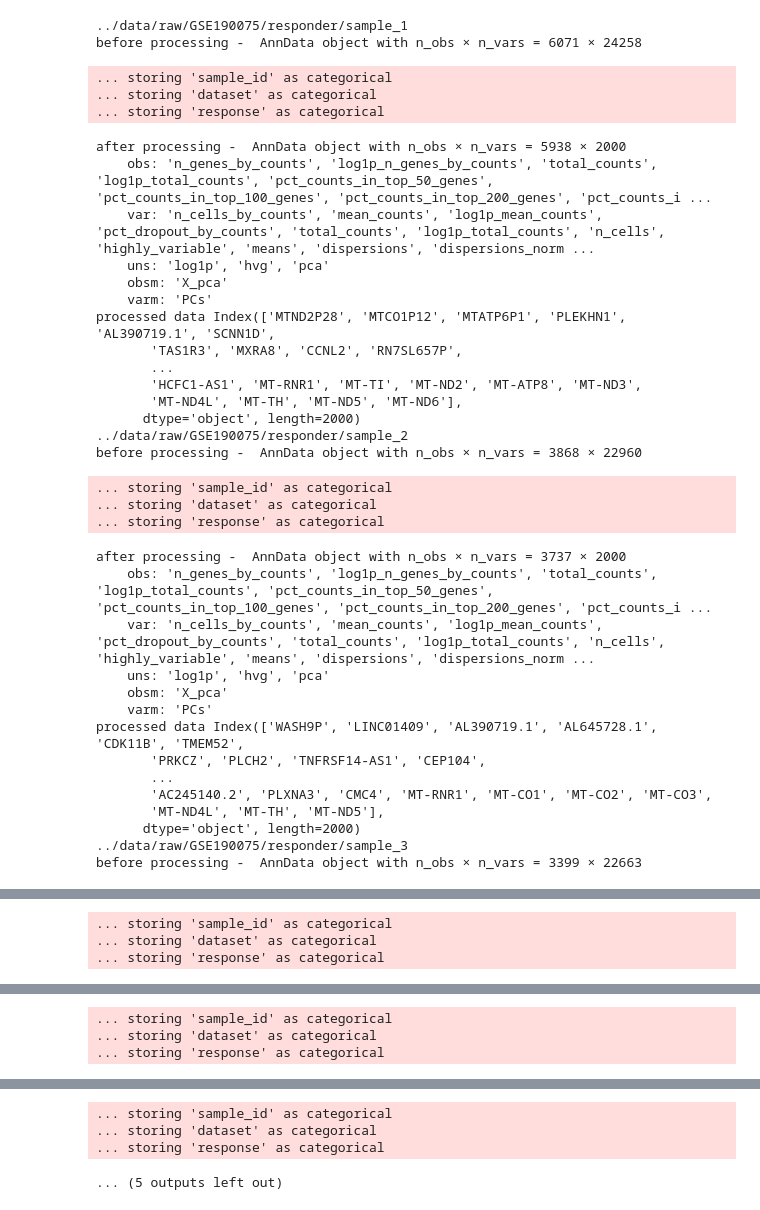
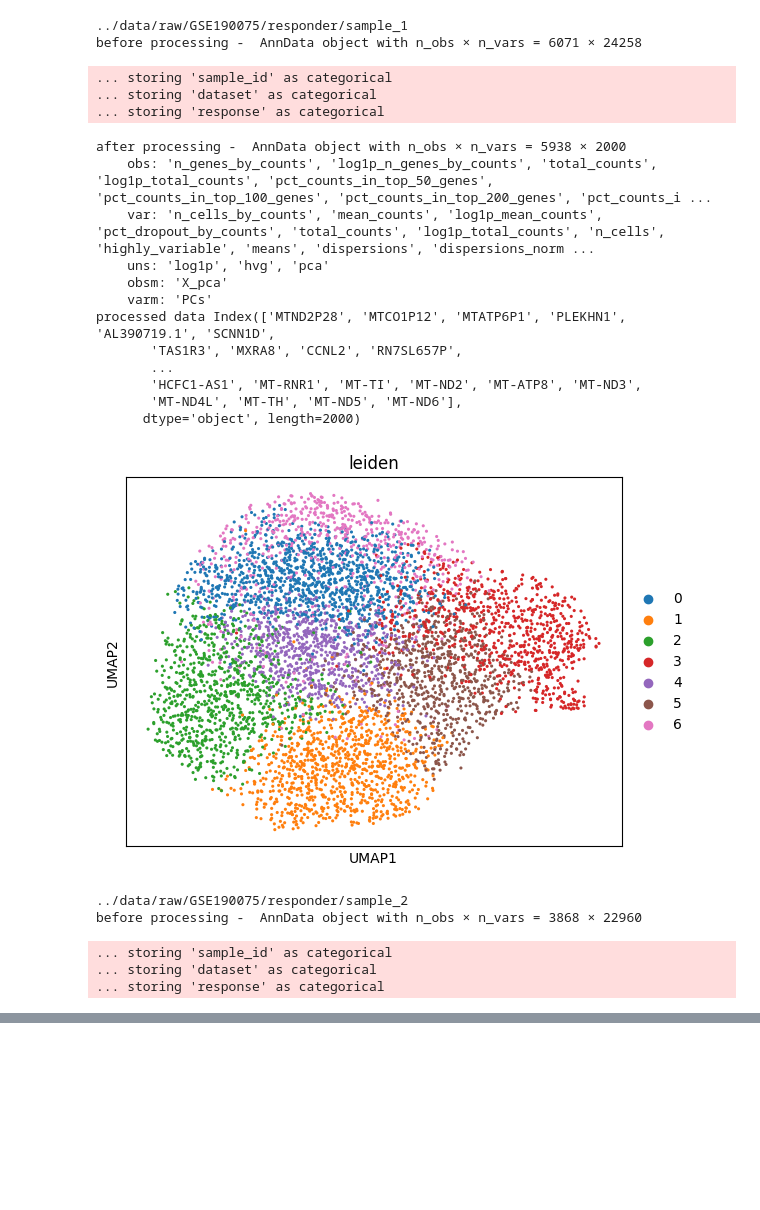
Before and after one commit to anishsinha2003/thesis, a Jupyter notebook: notebook/preprocessing.ipynb, the cells around one changed output, grey strips where cells are left out. Saved outputs shown, nothing was run; the diff lists cells and outputs as text; code cells hidden in the pictures; blank space fills up the shorter version.

```diff
--- a/notebook/preprocessing.ipynb
+++ b/notebook/preprocessing.ipynb
@@ -52,59 +52,46 @@ def processData(data_id, sample_number, label):
     adata.write(processedDataPath)
     print("processed data", adata.var_names)
 
-    # # default graph constructtion cell-to-cell
-    # # have to make our own heterogenous graph though cant use this
-    # adata = build_knn_graph(adata)
-    # adata = run_umap(adata)
-    # adata = run_leiden(adata)
+    # default graph constructtion cell-to-cell
+    # have to make our own heterogenous graph though cant use this
+    adata = build_knn_graph(adata)
+    adata = run_umap(adata)
+    adata = run_leiden(adata)
 
 
-    # # # visualsiation
-    # # sc.pl.umap(
-    # #     adata,
-    # #     color=["leiden"]
-    # # )
+    # visualsiation
+    sc.pl.umap(
+        adata,
+        color=["leiden"]
+    )
 
 for gse in datasets:
     for sample in range(1, datasets[gse]["responder"] + 1):
         processData(gse, sample, "responder")
 
     for sample in range(1, datasets[gse]["non_responder"] + 1):
         processData(gse, sample, "non_responder")
 # %% [output]
 ../data/raw/GSE190075/responder/sample_1
 before processing -  AnnData object with n_obs × n_vars = 6071 × 24258
 ... storing 'sample_id' as categorical
 ... storing 'dataset' as categorical
 ... storing 'response' as categorical
 after processing -  AnnData object with n_obs × n_vars = 5938 × 2000
     obs: 'n_genes_by_counts', 'log1p_n_genes_by_counts', 'total_counts', 'log1p_total_counts', 'pct_counts_in_top_50_genes', 'pct_counts_in_top_100_genes', 'pct_counts_in_top_200_genes', 'pct_counts_i ...
     var: 'n_cells_by_counts', 'mean_counts', 'log1p_mean_counts', 'pct_dropout_by_counts', 'total_counts', 'log1p_total_counts', 'n_cells', 'highly_variable', 'means', 'dispersions', 'dispersions_norm ...
     uns: 'log1p', 'hvg', 'pca'
     obsm: 'X_pca'
     varm: 'PCs'
 processed data Index(['MTND2P28', 'MTCO1P12', 'MTATP6P1', 'PLEKHN1', 'AL390719.1', 'SCNN1D',
        'TAS1R3', 'MXRA8', 'CCNL2', 'RN7SL657P',
        ...
        'HCFC1-AS1', 'MT-RNR1', 'MT-TI', 'MT-ND2', 'MT-ATP8', 'MT-ND3',
        'MT-ND4L', 'MT-TH', 'MT-ND5', 'MT-ND6'],
       dtype='object', length=2000)
-../data/raw/GSE190075/responder/sample_2
-before processing -  AnnData object with n_obs × n_vars = 3868 × 22960
+[figure, added]
-... storing 'sample_id' as categorical
-... storing 'dataset' as categorical
-... storing 'response' as categorical
+../data/raw/GSE190075/responder/sample_2
+before processing -  AnnData object with n_obs × n_vars = 3868 × 22960
-after processing -  AnnData object with n_obs × n_vars = 3737 × 2000
-    obs: 'n_genes_by_counts', 'log1p_n_genes_by_counts', 'total_counts', 'log1p_total_counts', 'pct_counts_in_top_50_genes', 'pct_counts_in_top_100_genes', 'pct_counts_in_top_200_genes', 'pct_counts_i ...
-    var: 'n_cells_by_counts', 'mean_counts', 'log1p_mean_counts', 'pct_dropout_by_counts', 'total_counts', 'log1p_total_counts', 'n_cells', 'highly_variable', 'means', 'dispersions', 'dispersions_norm ...
-    uns: 'log1p', 'hvg', 'pca'
-    obsm: 'X_pca'
-    varm: 'PCs'
-processed data Index(['WASH9P', 'LINC01409', 'AL390719.1', 'AL645728.1', 'CDK11B', 'TMEM52',
-       'PRKCZ', 'PLCH2', 'TNFRSF14-AS1', 'CEP104',
-       ...
-       'AC245140.2', 'PLXNA3', 'CMC4', 'MT-RNR1', 'MT-CO1', 'MT-CO2', 'MT-CO3',
-       'MT-ND4L', 'MT-TH', 'MT-ND5'],
-      dtype='object', length=2000)
-../data/raw/GSE190075/responder/sample_3
-before processing -  AnnData object with n_obs × n_vars = 3399 × 22663
+... storing 'sample_id' as categorical
+... storing 'dataset' as categorical
+... storing 'response' as categorical
@@ -128,3 +109,0 @@ before processing -  AnnData object with n_obs × n_vars = 4181 × 29435
-... storing 'sample_id' as categorical
-... storing 'dataset' as categorical
-... storing 'response' as categorical
@@ -145,3 +109,0 @@ before processing -  AnnData object with n_obs × n_vars = 3965 × 22339
-... storing 'sample_id' as categorical
-... storing 'dataset' as categorical
-... storing 'response' as categorical
@@ -162,7 +110,3 @@ before processing -  AnnData object with n_obs × n_vars = 8364 × 25611
-... storing 'sample_id' as categorical
-... storing 'dataset' as categorical
-... storing 'response' as categorical
-... (5 outputs left out)
 # %%
 # combine datasets
 
```
Also changed, not shown: parts of 1 cell of this notebook.
